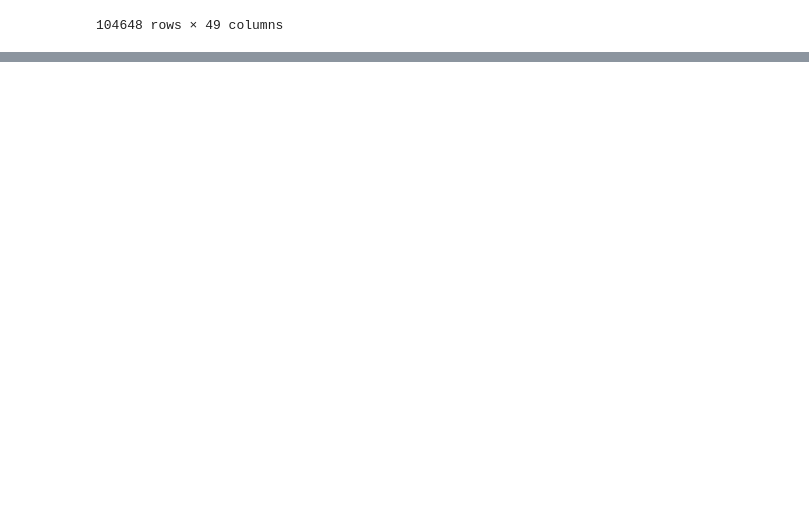
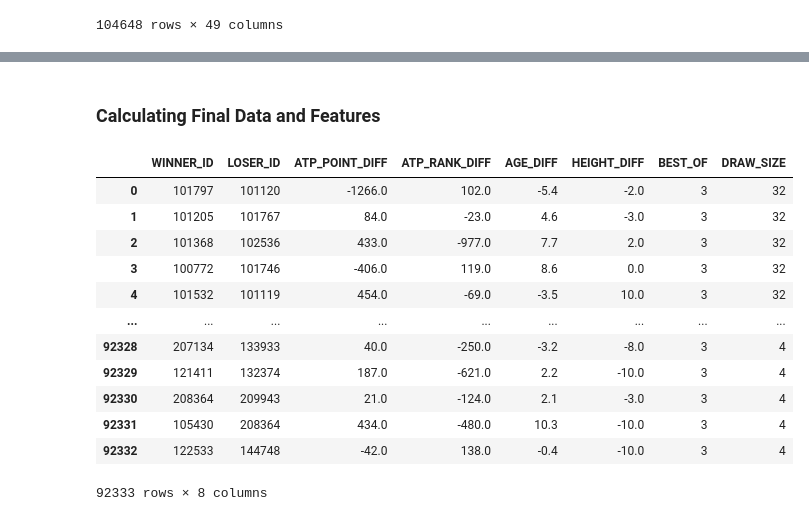
Before and after one commit to San-gularity/Tennis_ATP, a Jupyter notebook: Tennis_ATP.ipynb, the cells around one changed output, grey strips where cells are left out. Saved outputs shown, nothing was run; the diff lists cells and outputs as text; code cells hidden in the pictures; blank space fills up the shorter version.

```diff
--- a/Tennis_ATP.ipynb
+++ b/Tennis_ATP.ipynb
@@ -32,0 +73,26 @@ all_data
+# %% [markdown]
+### Calculating Final Data and Features
+# %%
+final_data = pd.DataFrame()
+final_data['WINNER_ID'] = filtered_data['winner_id']
+final_data['LOSER_ID'] = filtered_data['loser_id']
+final_data['ATP_POINT_DIFF'] = filtered_data['winner_rank_points'] - filtered_data['loser_rank_points']
+final_data['ATP_RANK_DIFF'] = filtered_data['winner_rank'] - filtered_data['loser_rank']
+final_data['AGE_DIFF'] = filtered_data['winner_age'] - filtered_data['loser_age']
+final_data['HEIGHT_DIFF'] = filtered_data['winner_ht'] - filtered_data['loser_ht']
+final_data['BEST_OF'] = filtered_data['best_of']
+final_data['DRAW_SIZE'] = filtered_data['draw_size']
+# %% [output]
+|  | WINNER_ID | LOSER_ID | ATP_POINT_DIFF | ATP_RANK_DIFF | AGE_DIFF | HEIGHT_DIFF | BEST_OF | DRAW_SIZE |
+| 0 | 101797 | 101120 | -1266.0 | 102.0 | -5.4 | -2.0 | 3 | 32 |
+| 1 | 101205 | 101767 | 84.0 | -23.0 | 4.6 | -3.0 | 3 | 32 |
+| 2 | 101368 | 102536 | 433.0 | -977.0 | 7.7 | 2.0 | 3 | 32 |
+| 3 | 100772 | 101746 | -406.0 | 119.0 | 8.6 | 0.0 | 3 | 32 |
+| 4 | 101532 | 101119 | 454.0 | -69.0 | -3.5 | 10.0 | 3 | 32 |
+| ... | ... | ... | ... | ... | ... | ... | ... | ... |
+| 92328 | 207134 | 133933 | 40.0 | -250.0 | -3.2 | -8.0 | 3 | 4 |
+| 92329 | 121411 | 132374 | 187.0 | -621.0 | 2.2 | -10.0 | 3 | 4 |
+| 92330 | 208364 | 209943 | 21.0 | -124.0 | 2.1 | -3.0 | 3 | 4 |
+| 92331 | 105430 | 208364 | 434.0 | -480.0 | 10.3 | -10.0 | 3 | 4 |
+| 92332 | 122533 | 144748 | -42.0 | 138.0 | -0.4 | -10.0 | 3 | 4 |
+92333 rows × 8 columns
```
Also changed, not shown: parts of 5 cells of this notebook.
